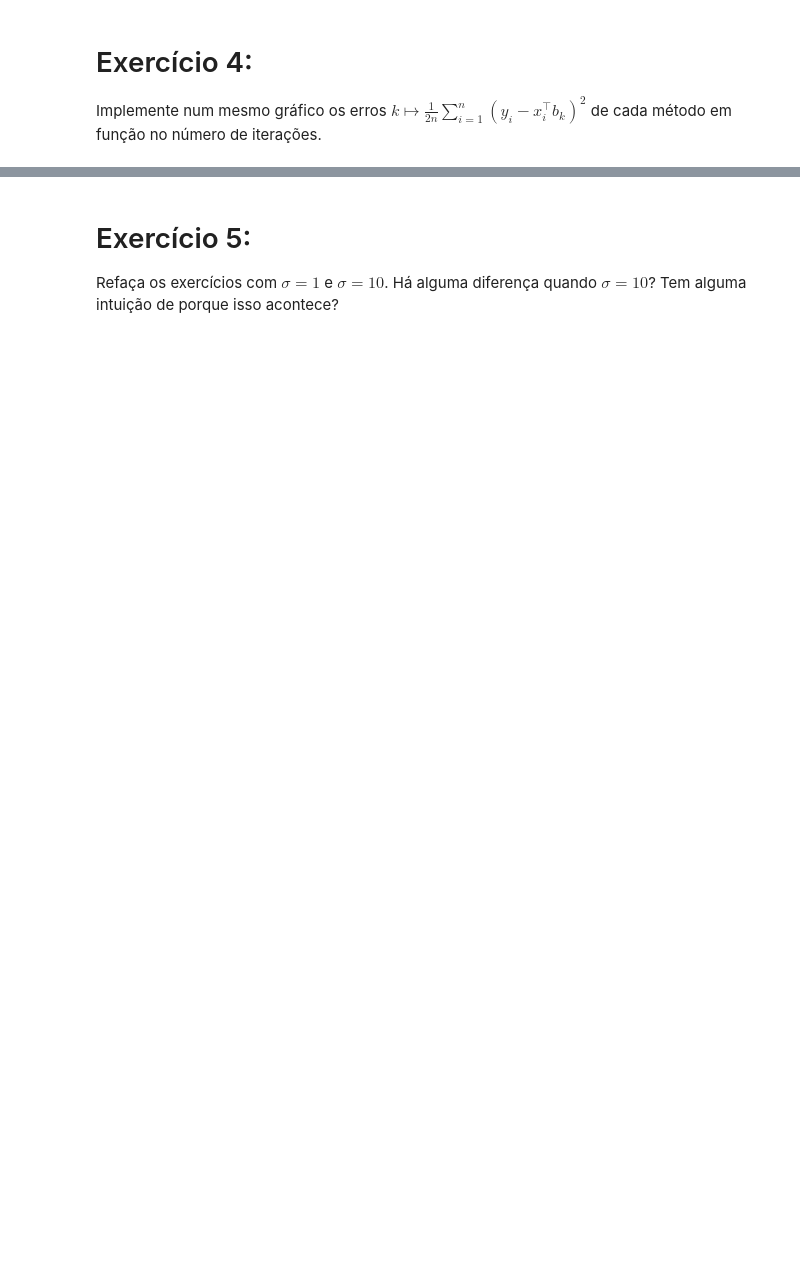
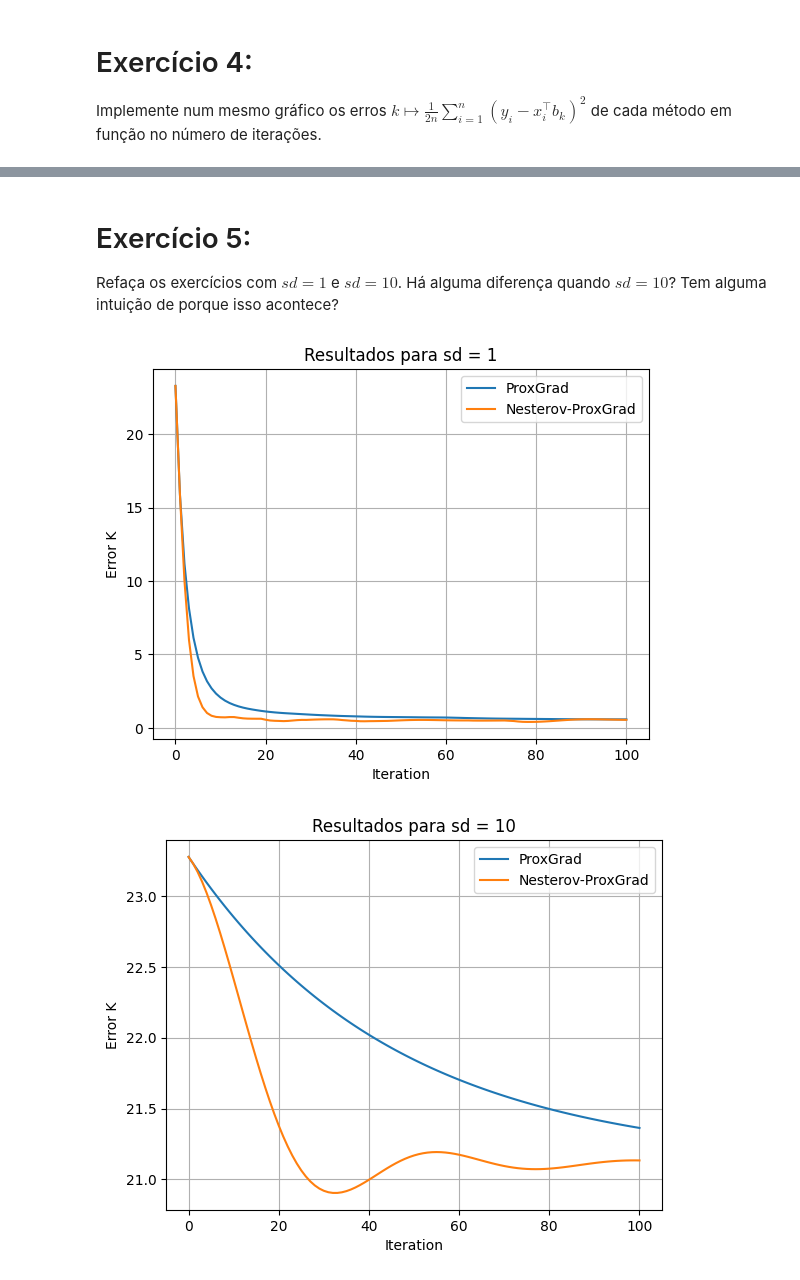
Before and after one commit to alexoliveiraFGV24/ocd-projects, a Jupyter notebook: projeto1/Lasso.ipynb, the cells around one changed output, grey strips where cells are left out. Drawn from its saved outputs; the diff is of its cells as text; code cells hidden in the pictures; blank space fills up the shorter version.

```diff
--- a/projeto1/Lasso.ipynb
+++ b/projeto1/Lasso.ipynb
@@ -132,7 +129,11 @@ y_i = x_i^\top b_{\text{true}} + \text{sd}\cdot\epsilon_i,
 $$
 onde $\{\epsilon_i\}_{i=1}^n$ é uma sequência iid de normais padrão.
 # %%
-#Escreva código aqui
+def data_genXe(n,p,b_true,sd):
+    X = np.random.normal(0, 1, size=(n, p))
+    epsilons = np.random.normal(0, 1, size = (n, 1))
+    y = X @ b_true + sd * epsilons
+    return X,y
 # %%
 #Exemplo:
 sd = 0.1
@@ -256,4 +301,46 @@ Implemente num mesmo gráfico os erros $k\mapsto\frac{1}{2n}\sum_{i=1}^n(y_i-x_i
 # %% [markdown]
 # Exercício 5:
 
-Refaça os exercícios com $\sigma=1$ e $\sigma=10$. Há alguma diferença quando $\sigma=10$? Tem alguma intuição de porque isso acontece?
+Refaça os exercícios com $sd=1$ e $sd=10$. Há alguma diferença quando $sd=10$? Tem alguma intuição de porque isso acontece?
+# %%
+#Exemplo com sd = 1:
+n = 5
+p=100
+SlopeB = False
+X,y = data_genXe(n,p,b_true,sd)
+A = 4
+L = A*np.max(la.eigvalsh(X.T @ X / X.shape[0]))
+b0 = np.zeros(p).reshape(-1, 1)
+sd1 = 1
+sd2 = 10
+lambd1 = sd1*np.sqrt(np.log(p)/n)
+lambd2 = sd2*np.sqrt(np.log(p)/n)
+t_final = 100
+
+f1_1 = linear_reg(n,p,SlopeB,X,y,L,lambd1,b0,t_final)
+f2_1 = linear_reg_acc(n,p,SlopeB,X,y,L,lambd1,b0,t_final)
+
+f1_2 = linear_reg(n,p,SlopeB,X,y,L,lambd2,b0,t_final)
+f2_2 = linear_reg_acc(n,p,SlopeB,X,y,L,lambd2,b0,t_final)
+
+
+plt.plot(f1_1[0], label="ProxGrad")
+plt.plot(f2_1[0], label="Nesterov-ProxGrad")
+plt.xlabel("Iteration")
+plt.ylabel("Error K")
+plt.title("Resultados para sd = 1")
+plt.legend()
+plt.grid()
+plt.show()
+
+plt.plot(f1_2[0], label="ProxGrad")
+plt.plot(f2_2[0], label="Nesterov-ProxGrad")
+plt.xlabel("Iteration")
+plt.ylabel("Error K")
+plt.title("Resultados para sd = 10")
+plt.legend()
+plt.grid()
+plt.show()
+# %% [output]
+[figure, added]
+[figure, added]
```
Also changed, not shown: parts of 18 cells of this notebook.
